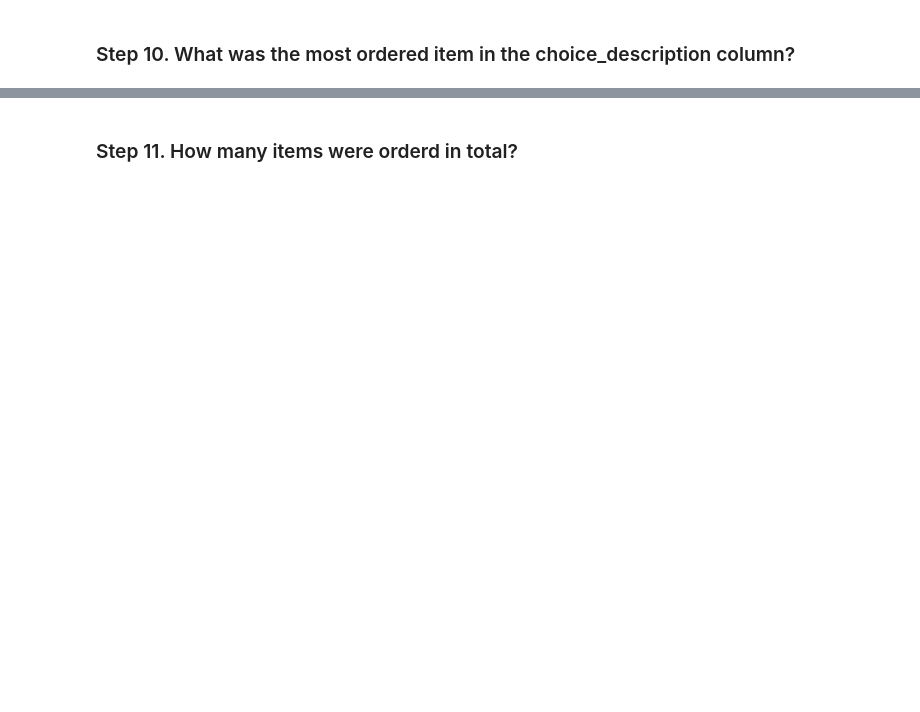
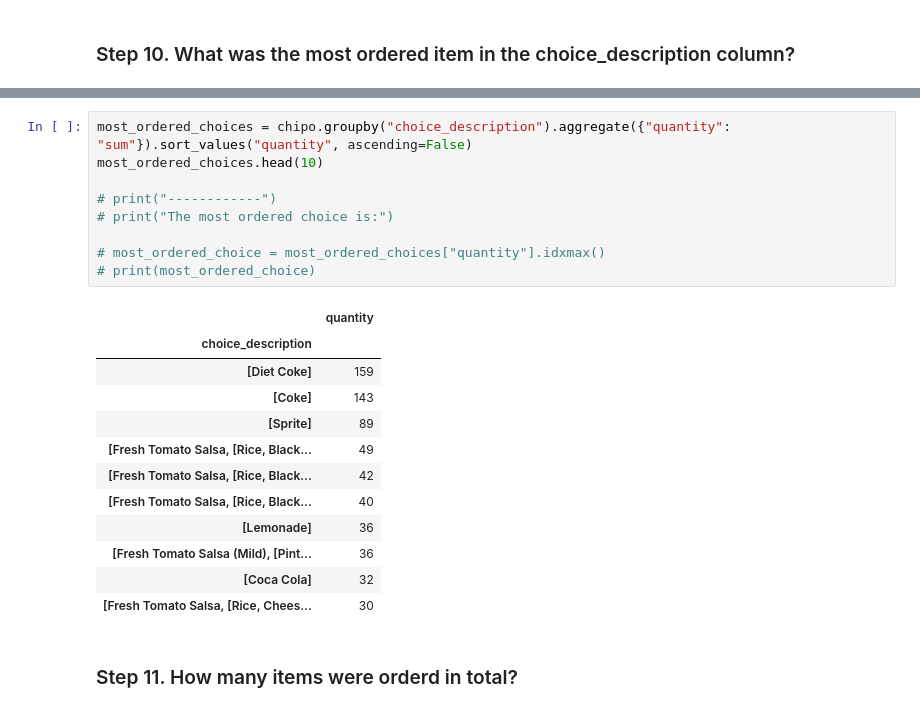
Before and after one commit to Tietgen-ITU/applied-artificial-intelligence, a Jupyter notebook: exercises/lecture-01/Pandas_chipotle_exercise.ipynb, the cells around one changed output, grey strips where cells are left out. Drawn from its saved outputs; the diff is of its cells as text; blank space fills up the shorter version.

```diff
--- a/exercises/lecture-01/Pandas_chipotle_exercise.ipynb
+++ b/exercises/lecture-01/Pandas_chipotle_exercise.ipynb
@@ -129,3 +106,25 @@ item_price
+# %%
+most_ordered_choices = chipo.groupby("choice_description").aggregate({"quantity": "sum"}).sort_values("quantity", ascending=False)
+most_ordered_choices.head(10)
+
+# print("------------")
+# print("The most ordered choice is:")
+
+# most_ordered_choice = most_ordered_choices["quantity"].idxmax()
+# print(most_ordered_choice)
+# %% [output]
+|  | quantity |
+| choice_description |  |
+| [Diet Coke] | 159 |
+| [Coke] | 143 |
+| [Sprite] | 89 |
+| [Fresh Tomato Salsa, [Rice, Black... | 49 |
+| [Fresh Tomato Salsa, [Rice, Black... | 42 |
+| [Fresh Tomato Salsa, [Rice, Black... | 40 |
+| [Lemonade] | 36 |
+| [Fresh Tomato Salsa (Mild), [Pint... | 36 |
+| [Coca Cola] | 32 |
+| [Fresh Tomato Salsa, [Rice, Chees... | 30 |
 # %% [markdown]
 ### Step 11. How many items were orderd in total?
 # %%
```
Also changed, not shown: parts of 16 cells of this notebook.
